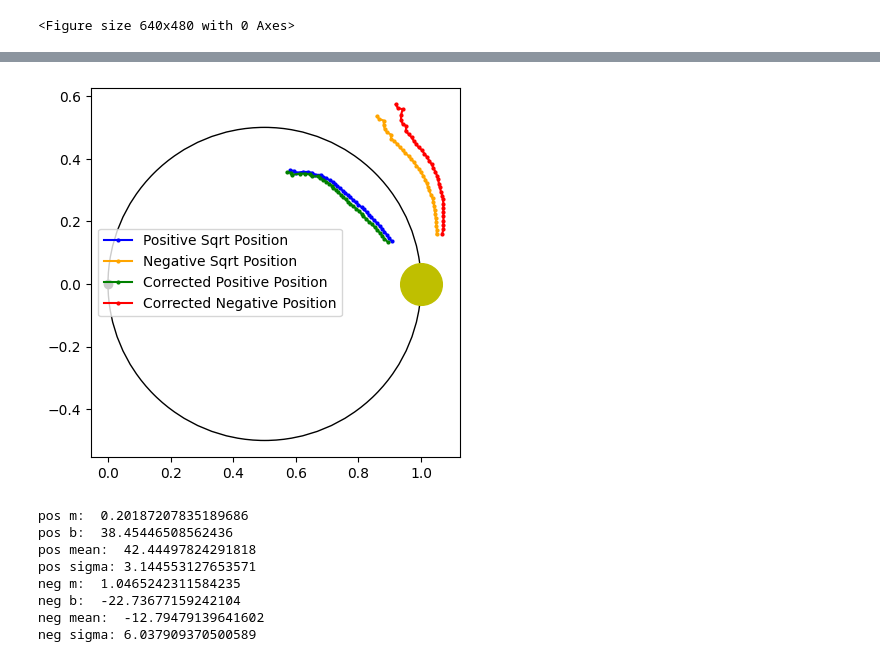
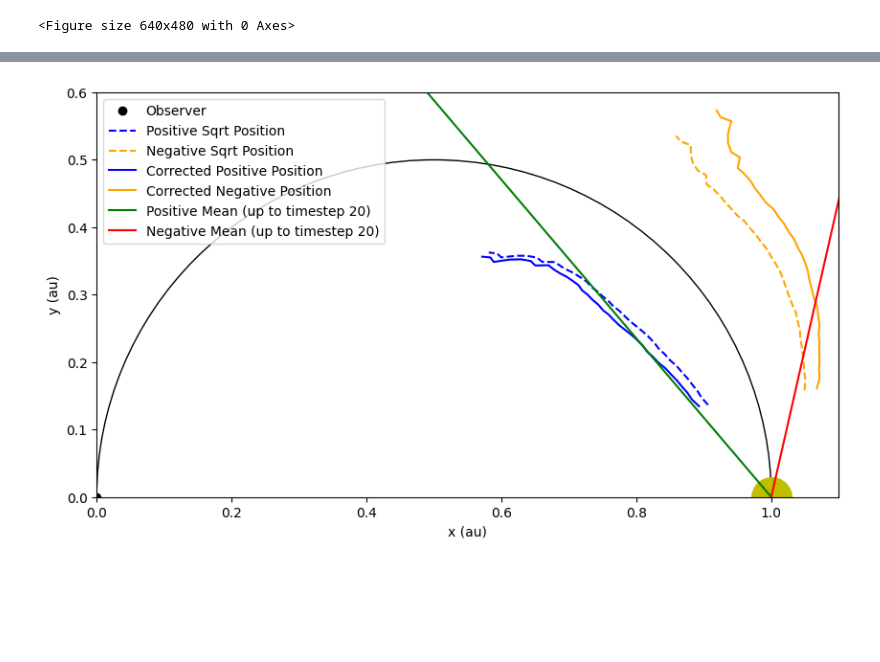
Before and after one commit to nathaniellaurent/CME-polarization, a Jupyter notebook: Scripts_CME_2/CME-correction.ipynb, the cells around one changed output, grey strips where cells are left out. Drawn from its saved outputs; the diff is of its cells as text; code cells hidden in the pictures; blank space fills up the shorter version.

```diff
--- a/Scripts_CME_2/CME-correction.ipynb
+++ b/Scripts_CME_2/CME-correction.ipynb
@@ -199,0 +200,20 @@ xiPrimePosArray:  [34.43474636 35.02599614 34.83614005 35.08369564 35.21807204 3
+# %%
+maxImages = 20
+
+posCoef = np.polyfit(np.arange(0,maxImages),xiPosarray[:maxImages],1)
+print("pos m: ", posCoef[0])
+print("pos b: ", posCoef[1])
+
+posMean = np.mean(xiPosarray[:maxImages])
+print("pos mean: ", posMean)
+print("pos sigma:", np.std(xiPosarray[:maxImages]))
+
+
+
+negCoef = np.polyfit(np.arange(0,maxImages),xiNegarray[:maxImages],1)
+print("neg m: ", negCoef[0])
+print("neg b: ", negCoef[1])
+
+negMean = np.mean(xiNegarray[:maxImages])
+print("neg mean: ", np.mean(negMean))
+print("neg sigma:", np.std(xiNegarray[:maxImages]))
@@ -202,63 +231,49 @@ def calculatePositions(array, epsilonArray):
     positionArray = np.zeros((len(array),2))
     for i in range(len(array)):
         xi = array[i]
         epsilon = epsilonArray[i]
         cotXi = 1/np.tan(np.radians(xi))
         # print("cotXi = ", cotXi)
         tanE = np.tan(np.radians(epsilon))
         # print("tanE = ", tanE)
         x = cotXi/(tanE + cotXi)
         y = tanE*x
         positionArray[i] = np.array([x,y])
 
     return positionArray
 
 
-axs = plt.subplot()
-axs.plot(0,0, 'ko')
+fig, axs = plt.subplots(1,1, figsize=(10,10))
+axs.plot(0,0, 'ko', label = 'Observer')
 axs.plot(1,0, 'yo', markersize=30)
 
 posPositionArray = calculatePositions(xiPrimePosArray, epsilonArray)
 negPositionArray = calculatePositions(xiPrimeNegArray, epsilonArray)
 posPositionArrayAdj = calculatePositions(xiPosarray, epsilonArray)
 negPositionArrayAdj = calculatePositions(xiNegarray, epsilonArray)
 
 
-axs.plot(posPositionArray[:,0],posPositionArray[:,1],color='blue', marker="o", label='Positive Sqrt Position', markersize=2)
-axs.plot(negPositionArray[:,0],negPositionArray[:,1],color='orange', marker="o", label='Negative Sqrt Position', markersize=2)
-axs.plot(posPositionArrayAdj[:,0],posPositionArrayAdj[:,1],color='green', marker="o", label='Corrected Positive Position', markersize=2)
-axs.plot(negPositionArrayAdj[:,0],negPositionArrayAdj[:,1],color='red', marker="o", label='Corrected Negative Position', markersize=2)
+axs.plot(posPositionArray[:,0],posPositionArray[:,1],color='blue', label='Positive Sqrt Position', linestyle='dashed')
+axs.plot(negPositionArray[:,0],negPositionArray[:,1],color='orange', label='Negative Sqrt Position', linestyle='dashed')
+axs.plot(posPositionArrayAdj[:,0],posPositionArrayAdj[:,1],color='blue', label='Corrected Positive Position', linestyle='solid')
+axs.plot(negPositionArrayAdj[:,0],negPositionArrayAdj[:,1],color='orange', label='Corrected Negative Position', linestyle='solid')
 
+
+axs.plot([1,1+np.cos(np.deg2rad(posMean+90))],[0,np.sin(np.deg2rad(posMean+90))], color = 'green', label='Positive Mean (up to timestep 20)')
+axs.plot([1,1 +np.cos(np.deg2rad(negMean+90))],[0,np.sin(np.deg2rad(negMean+90))], color = 'red', label='Negative Mean (up to timestep 20)')
 
 thomson = plt.Circle((0.5, 0), 0.5, color='k', fill=False)
 axs.add_patch(thomson)
 axs.set_aspect('equal')
-axs.legend()
+axs.set_ylim(0,0.6)
+axs.set_xlim(0,1.1)
+
+
+axs.set_xlabel('x (au)')
+axs.set_ylabel('y (au)')
+
+axs.legend(loc='upper left')
+
 plt.show()
 # %% [output]
-[figure, old version]
+[figure, new version]
-# %%
-maxImages = 20
-
-posCoef = np.polyfit(np.arange(0,maxImages),xiPosarray[:maxImages],1)
-print("pos m: ", posCoef[0])
-print("pos b: ", posCoef[1])
-print("pos mean: ", np.mean(xiPosarray))
-print("pos sigma:", np.std(xiPosarray))
-
-
-
-negCoef = np.polyfit(np.arange(0,maxImages),xiNegarray[:maxImages],1)
-print("neg m: ", negCoef[0])
-print("neg b: ", negCoef[1])
-print("neg mean: ", np.mean(xiNegarray[:maxImages]))
-print("neg sigma:", np.std(xiNegarray[:maxImages]))
-# %% [output]
-pos m:  0.20187207835189686
-pos b:  38.45446508562436
-pos mean:  42.44497824291818
-pos sigma: 3.144553127653571
-neg m:  1.0465242311584235
-neg b:  -22.73677159242104
-neg mean:  -12.79479139641602
-neg sigma: 6.037909370500589
```
Also changed, not shown: parts of 2 cells of this notebook, 1 other file.
